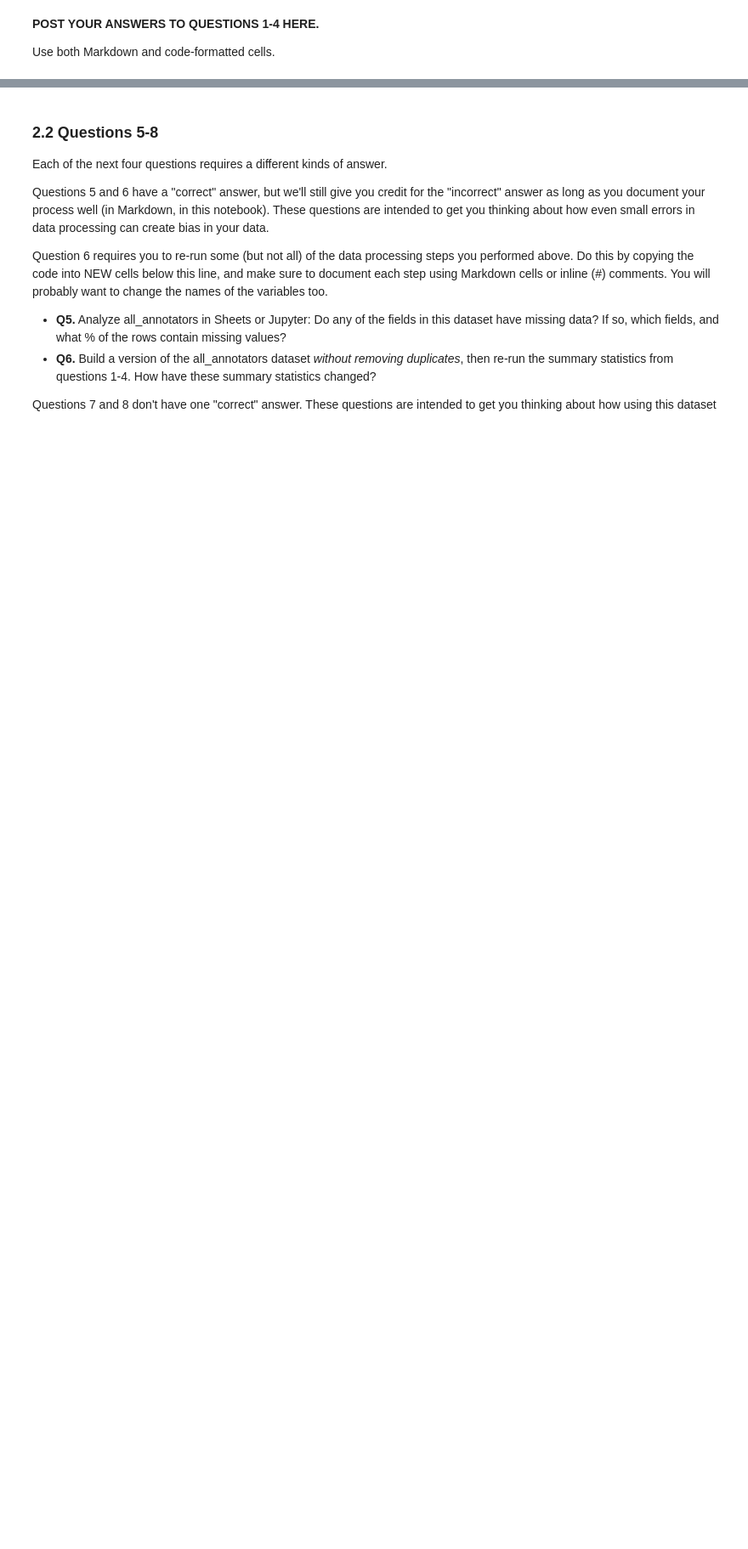
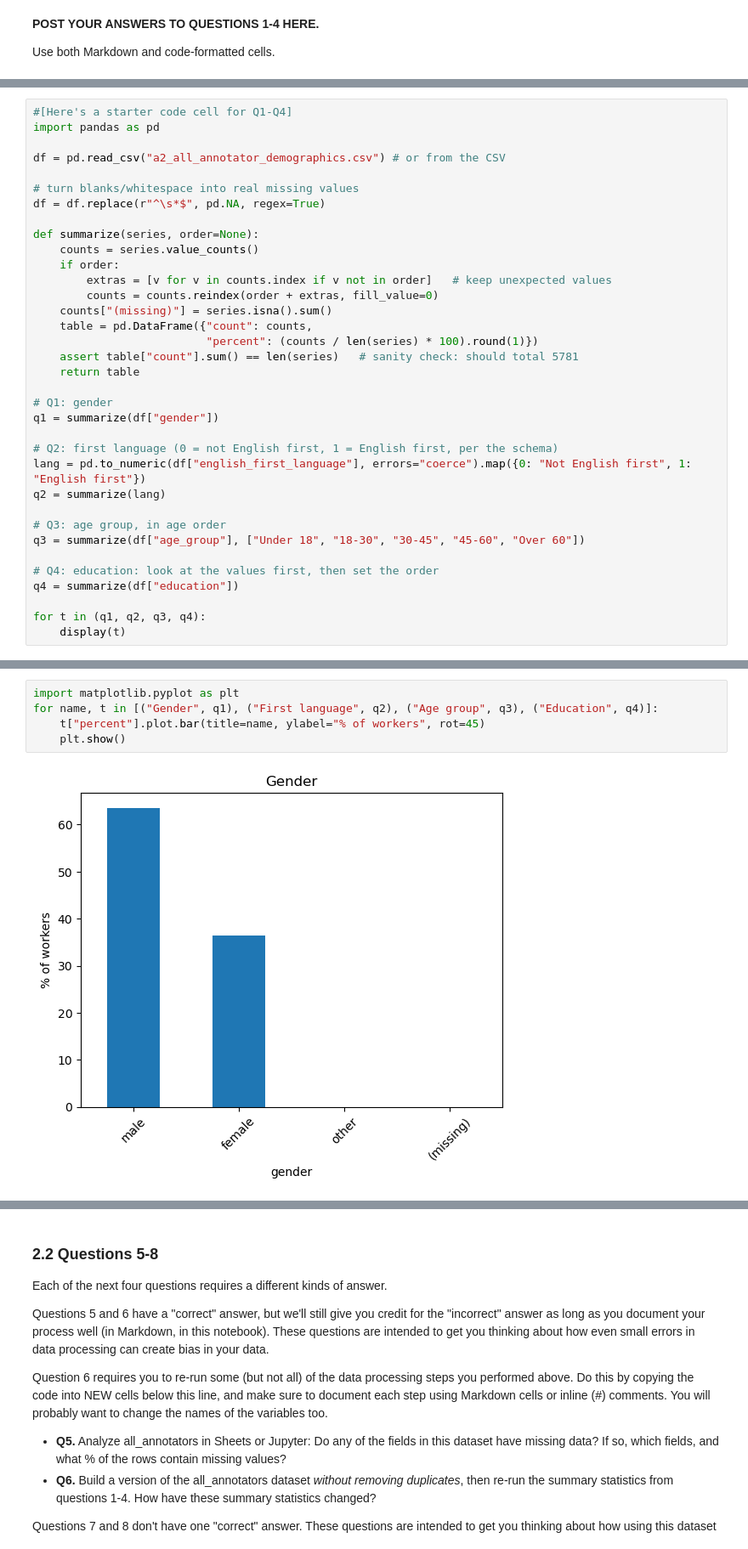
Before and after one commit to pspandle/HCDE-410, a Jupyter notebook: A2/hcde410-a2.ipynb, the cells around one changed output, grey strips where cells are left out. Shown at 85% size. Cells and saved outputs as stored; diff of their text form; blank space fills up the shorter version.

Commit message:
2.1 code
Claude helped me with the code to make the tables and charts

```diff
--- a/A2/hcde410-a2.ipynb
+++ b/A2/hcde410-a2.ipynb
@@ -420,0 +419,35 @@ Use both Markdown and code-formatted cells.
+# %%
+#[Here's a starter code cell for Q1-Q4]
+import pandas as pd
+
+df = pd.read_csv("a2_all_annotator_demographics.csv") # or from the CSV
+
+# turn blanks/whitespace into real missing values
+df = df.replace(r"^\s*$", pd.NA, regex=True)
+
+def summarize(series, order=None):
+    counts = series.value_counts()
+    if order:
+        extras = [v for v in counts.index if v not in order]   # keep unexpected values
+        counts = counts.reindex(order + extras, fill_value=0)
+    counts["(missing)"] = series.isna().sum()
+    table = pd.DataFrame({"count": counts,
+                          "percent": (counts / len(series) * 100).round(1)})
+    assert table["count"].sum() == len(series)   # sanity check: should total 5781
+    return table
+
+# Q1: gender
+q1 = summarize(df["gender"])
+
+# Q2: first language (0 = not English first, 1 = English first, per the schema)
+lang = pd.to_numeric(df["english_first_language"], errors="coerce").map({0: "Not English first", 1: "English first"})
+q2 = summarize(lang)
+
+# Q3: age group, in age order
+q3 = summarize(df["age_group"], ["Under 18", "18-30", "30-45", "45-60", "Over 60"])
+
+# Q4: education: look at the values first, then set the order
+q4 = summarize(df["education"])
+
+for t in (q1, q2, q3, q4):
+    display(t)
@@ -420,0 +484,7 @@ Use both Markdown and code-formatted cells.
+# %%
+import matplotlib.pyplot as plt
+for name, t in [("Gender", q1), ("First language", q2), ("Age group", q3), ("Education", q4)]:
+    t["percent"].plot.bar(title=name, ylabel="% of workers", rot=45)
+    plt.show()
+# %% [output]
+[figure, added]
```
Also changed, not shown: parts of 3 cells of this notebook.
